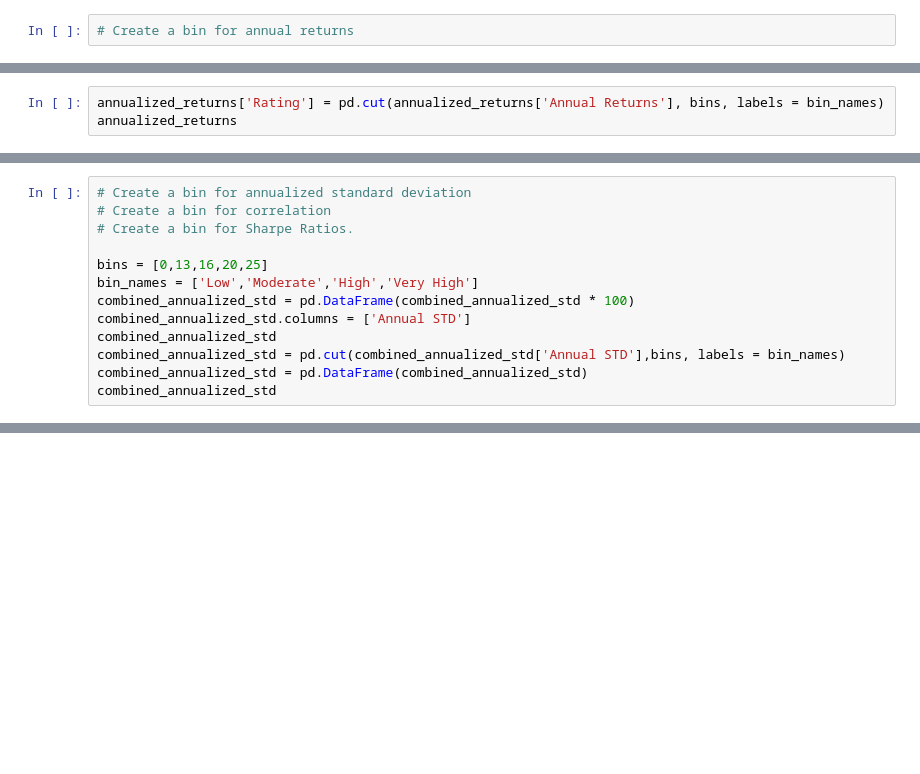
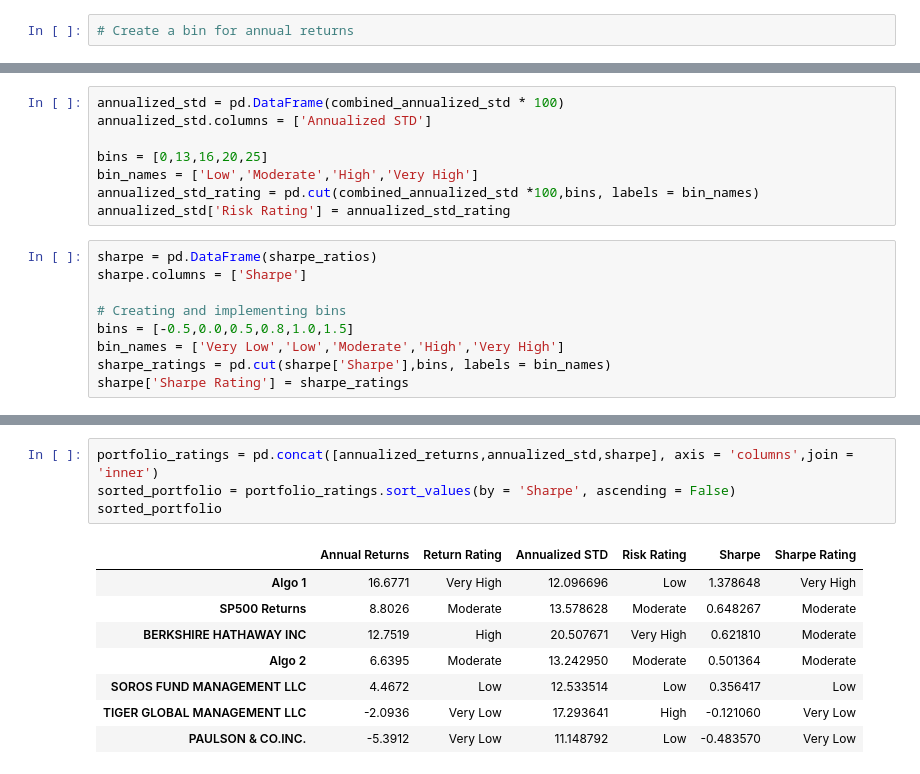
Before and after one commit to Tylryan/Portfolio_Analysis, a Jupyter notebook: main_jupyter.ipynb, the cells around one changed output, grey strips where cells are left out. Drawn from its saved outputs; the diff is of its cells as text; blank space fills up the shorter version.

Commit message:
Created a df containing ratings

```diff
--- a/main_jupyter.ipynb
+++ b/main_jupyter.ipynb
@@ -660,3 +650,0 @@ annualized_returns
-# %%
-annualized_returns['Rating'] = pd.cut(annualized_returns['Annual Returns'], bins, labels = bin_names)
-annualized_returns
@@ -672,13 +650,0 @@ annualized_returns
-# %%
-# Create a bin for annualized standard deviation
-# Create a bin for correlation
-# Create a bin for Sharpe Ratios.
-
-bins = [0,13,16,20,25]
-bin_names = ['Low','Moderate','High','Very High']
-combined_annualized_std = pd.DataFrame(combined_annualized_std * 100)
-combined_annualized_std.columns = ['Annual STD']
-combined_annualized_std
-combined_annualized_std = pd.cut(combined_annualized_std['Annual STD'],bins, labels = bin_names)
-combined_annualized_std = pd.DataFrame(combined_annualized_std)
-combined_annualized_std
@@ -693,0 +651,17 @@ combined_annualized_std
+# %%
+annualized_std = pd.DataFrame(combined_annualized_std * 100)
+annualized_std.columns = ['Annualized STD']
+
+bins = [0,13,16,20,25]
+bin_names = ['Low','Moderate','High','Very High']
+annualized_std_rating = pd.cut(combined_annualized_std *100,bins, labels = bin_names)
+annualized_std['Risk Rating'] = annualized_std_rating
+# %%
+sharpe = pd.DataFrame(sharpe_ratios)
+sharpe.columns = ['Sharpe']
+
+# Creating and implementing bins
+bins = [-0.5,0.0,0.5,0.8,1.0,1.5]
+bin_names = ['Very Low','Low','Moderate','High','Very High']
+sharpe_ratings = pd.cut(sharpe['Sharpe'],bins, labels = bin_names)
+sharpe['Sharpe Rating'] = sharpe_ratings
@@ -693,0 +681,13 @@ combined_annualized_std
+# %%
+portfolio_ratings = pd.concat([annualized_returns,annualized_std,sharpe], axis = 'columns',join = 'inner')
+sorted_portfolio = portfolio_ratings.sort_values(by = 'Sharpe', ascending = False)
+sorted_portfolio
+# %% [output]
+|  | Annual Returns | Return Rating | Annualized STD | Risk Rating | Sharpe | Sharpe Rating |
+| Algo 1 | 16.6771 | Very High | 12.096696 | Low | 1.378648 | Very High |
+| SP500 Returns | 8.8026 | Moderate | 13.578628 | Moderate | 0.648267 | Moderate |
+| BERKSHIRE HATHAWAY INC | 12.7519 | High | 20.507671 | Very High | 0.621810 | Moderate |
+| Algo 2 | 6.6395 | Moderate | 13.242950 | Moderate | 0.501364 | Moderate |
+| SOROS FUND MANAGEMENT LLC | 4.4672 | Low | 12.533514 | Low | 0.356417 | Low |
+| TIGER GLOBAL MANAGEMENT LLC | -2.0936 | Very Low | 17.293641 | High | -0.121060 | Very Low |
+| PAULSON & CO.INC. | -5.3912 | Very Low | 11.148792 | Low | -0.483570 | Very Low |
```
Also changed, not shown: parts of 4 cells of this notebook.
